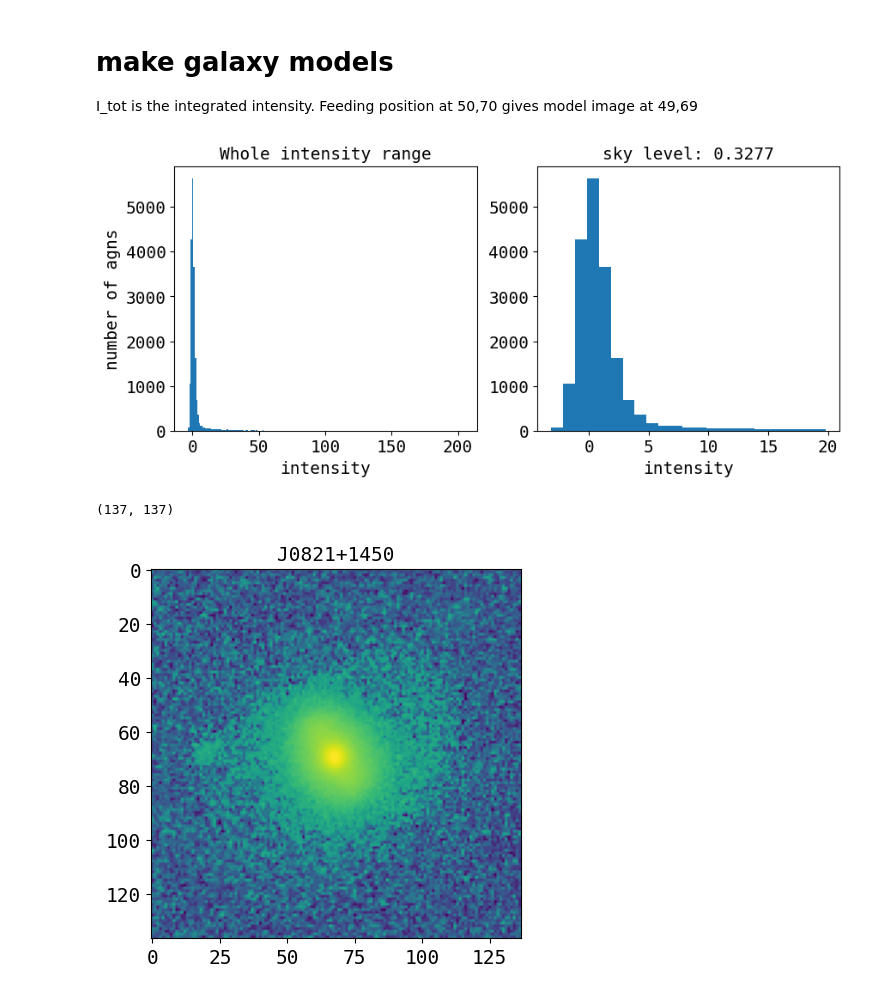
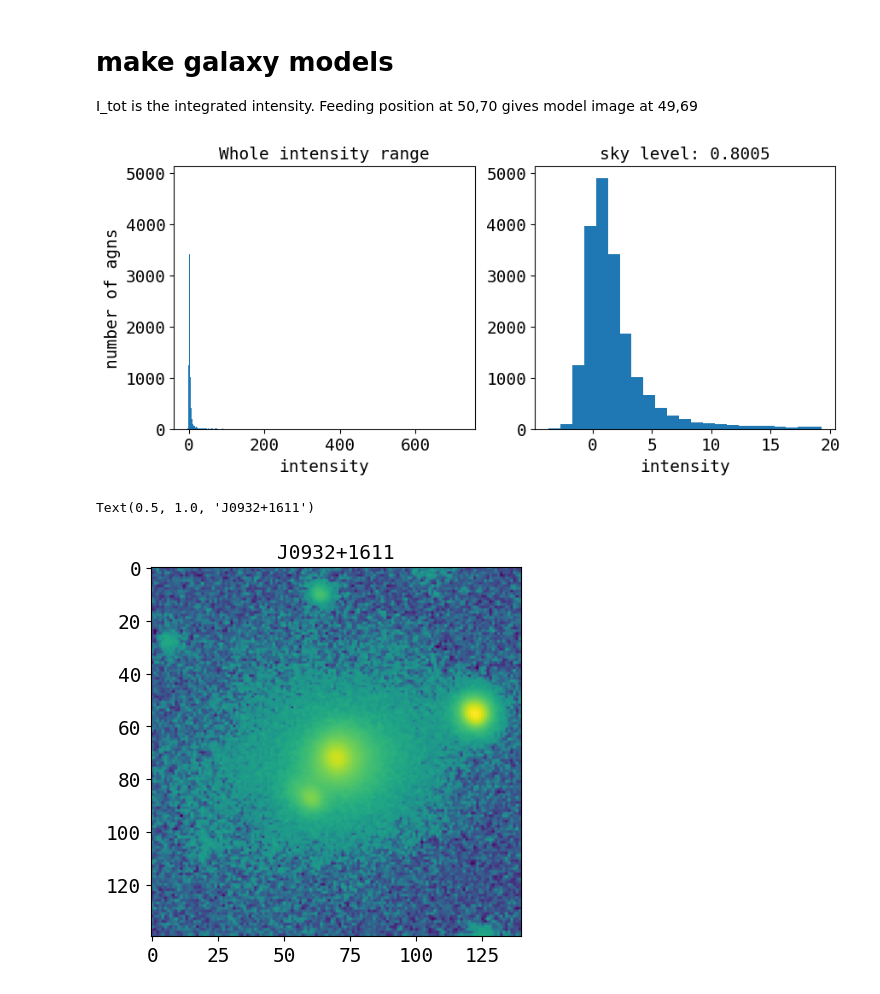
Before and after one commit to insepien/dualAGN, a Jupyter notebook: scrap_notebooks/checkFit.ipynb, the cells around one changed output. Saved outputs shown, nothing was run; the diff lists cells and outputs as text; code cells hidden in the pictures.

```diff
--- a/scrap_notebooks/checkFit.ipynb
+++ b/scrap_notebooks/checkFit.ipynb
@@ -540,7 +540,7 @@ def mask_image(image,rad,intens,agn_mask_size,PA=180):
 # main_masked = mask_image(main_ss,rad=8,intens=5,agn_mask_size=50)#
 #ys,xs = find_highest_indices(imageAGN_masked)
 # %%
-on = "J0821+1450"
+on = "J0932+1611"
 imageFile = glob.glob(os.path.expanduser("~/research-data/agn-result/box/final_cut/"+on+"*"))[0]
 imageAGN = fits.getdata(os.path.expanduser(imageFile))
 with open(os.path.expanduser("~/research-data/psf-results/psf_pkls/psf_"+on+".pkl"),"rb") as f:
@@ -587,18 +587,14 @@ models_n1 = galaxy_model(X0=xs[0], Y0=ys[0],
 
 sky = find_sky(imageAGN,plothist=True)
 # %% [output]
-[figure, old version]
+[figure, new version]
 # %%
 plt.imshow(imageAGN, norm='symlog')
 plt.title(on)
 # plt.plot(midF,midF,"ko",markersize=1)
-#plt.plot(100,76,"ko",markersize=1)
-#plt.imshow(mask_image(image=imageAGN,rad=15,intens=15,agn_mask_size=30), norm='symlog')
-#imageAGN_masked = mask_image(image=imageAGN,rad=15,intens=15,agn_mask_size=30)
-imageAGN.shape
 # %% [output]
-(137, 137)
+Text(0.5, 1.0, 'J0932+1611')
-[figure, old version]
+[figure, new version]
 # %%
 def _dofit_no_oversp(model, dataImage, psf, readnoise=0.22, expT=1, skylevel = 654.63, ncom=4, solver="NM",effgain=1):
     """do fit with not oversampled psf
```
Also changed, not shown: parts of 15 cells of this notebook, 3 other files.
